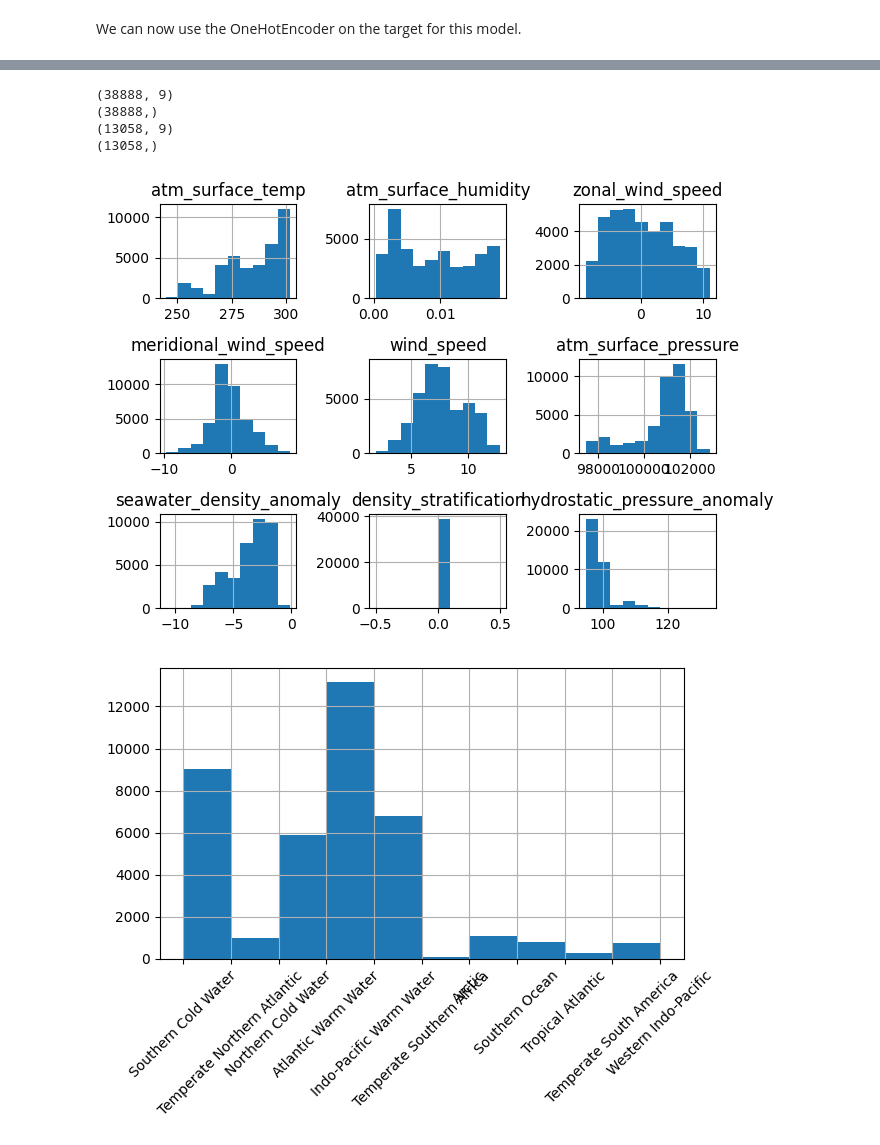
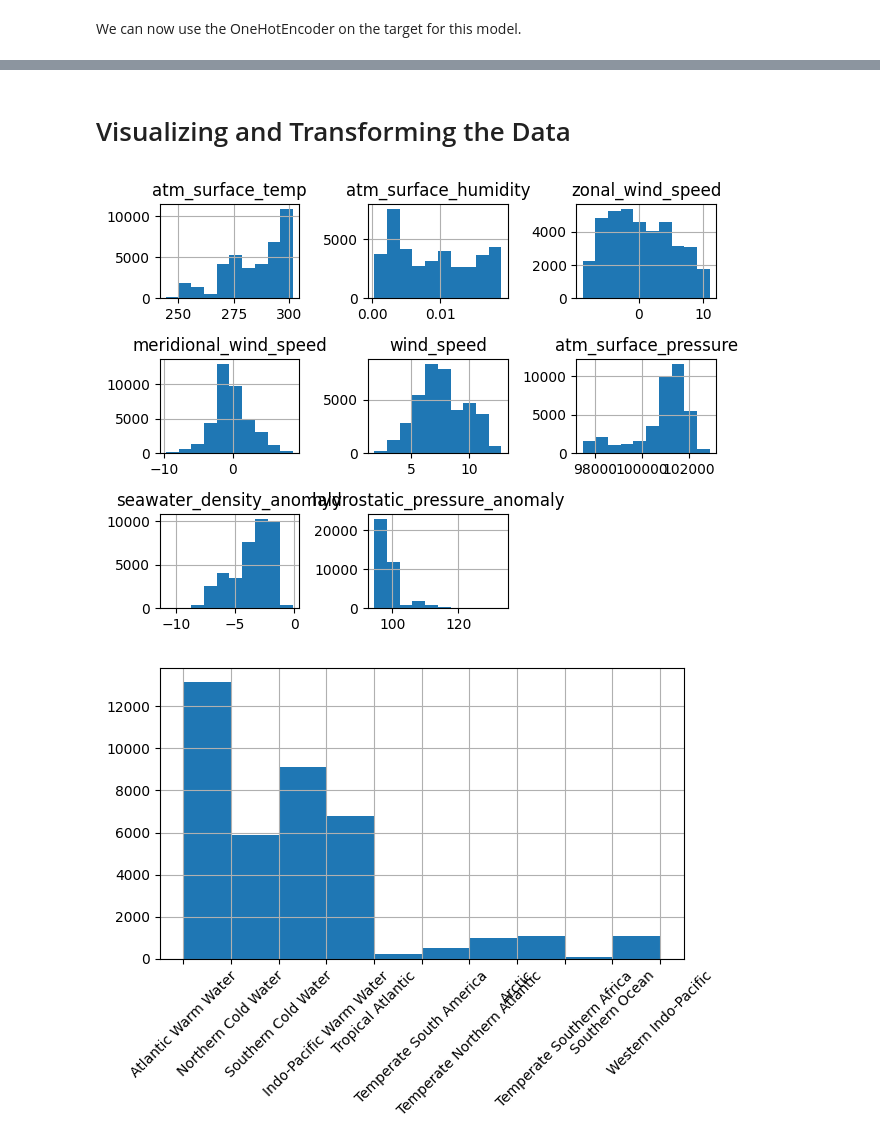
Before and after one commit to snehasri2600/Ocean-Classification, a Jupyter notebook: Adv_Data_Ocean_Class.ipynb, the cells around one changed output, grey strips where cells are left out. Saved outputs shown, nothing was run; the diff lists cells and outputs as text; code cells hidden in the pictures.

```diff
--- a/Adv_Data_Ocean_Class.ipynb
+++ b/Adv_Data_Ocean_Class.ipynb
@@ -359,6 +365,9 @@ merged_df = merged_df.drop(['time', 'latitude', 'longitude', 'geometry'], axis=1
 # Dropping categorical variables we don't want
 merged_df = merged_df.drop(['index_right', 'globalid', 'objectid'], axis=1, errors='ignore')
 
+# Dropping density stratification variable because we are only using one depth value
+merged_df = merged_df.drop(['density_stratification'], axis=1, errors='ignore')
+
 display(merged_df)
 # %% [output]
 |  | atm_surface_temp | atm_surface_humidity | zonal_wind_speed | meridional_wind_speed | wind_speed | ... |
@@ -378,0 +422,4 @@ We now have a decent dataset to work with. But we still haven't dealt with the r
+# %%
+# Dropping the missing values
+merged_df_cleaned = merged_df.dropna()
+display(merged_df_cleaned)
@@ -397,8 +461,8 @@ from sklearn.preprocessing import OneHotEncoder
 # Define features (X) and target (y)
 
 # Dropping 'realm' from the features column so we can use all other variables as features, and label the target as the 'realm'
-X = merged_df.drop(['realm'], axis=1)
-y = merged_df['realm']
+X = merged_df_cleaned.drop(['realm'], axis=1)
+y = merged_df_cleaned['realm']
 
 # Split into testing and training sets
 X_train, X_test, y_train, y_test = train_test_split(X, y, stratify=y, random_state=42)
@@ -487,23 +505,14 @@ y_test_cleaned = y_test.loc[X_test_cleaned.index]
-# %%
-# Checking shapes to see if we still have enough data points for a statistically sound model
-print(X_train_cleaned.shape)
-print(y_train_cleaned.shape)
-print(X_test_cleaned.shape)
-print(y_test_cleaned.shape)
-# %% [output]
-(38888, 9)
-(38888,)
-(13058, 9)
-(13058,)
+# %% [markdown]
+# Visualizing and Transforming the Data
 # %%
 # Visualizing training set data
-X_train_cleaned.hist()
+X_train.hist()
 plt.tight_layout()
 plt.show()
-y_train_cleaned.hist()
+y_train.hist()
 plt.xticks(rotation=45)
 plt.tight_layout()
 plt.show()
 # %% [output]
-[figure, old version]
+[figure, new version]
-[figure, old version]
+[figure, new version]
```
Also changed, not shown: parts of 22 cells of this notebook.
